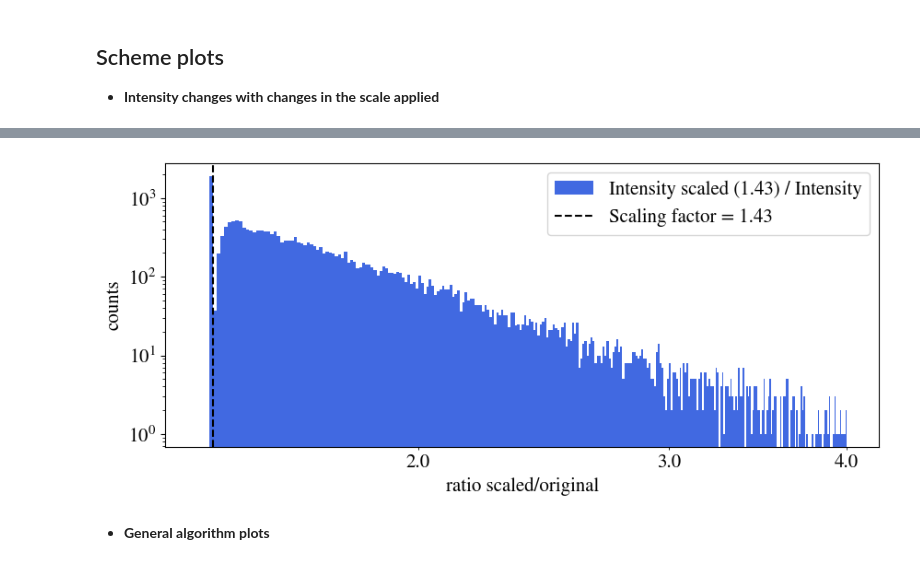
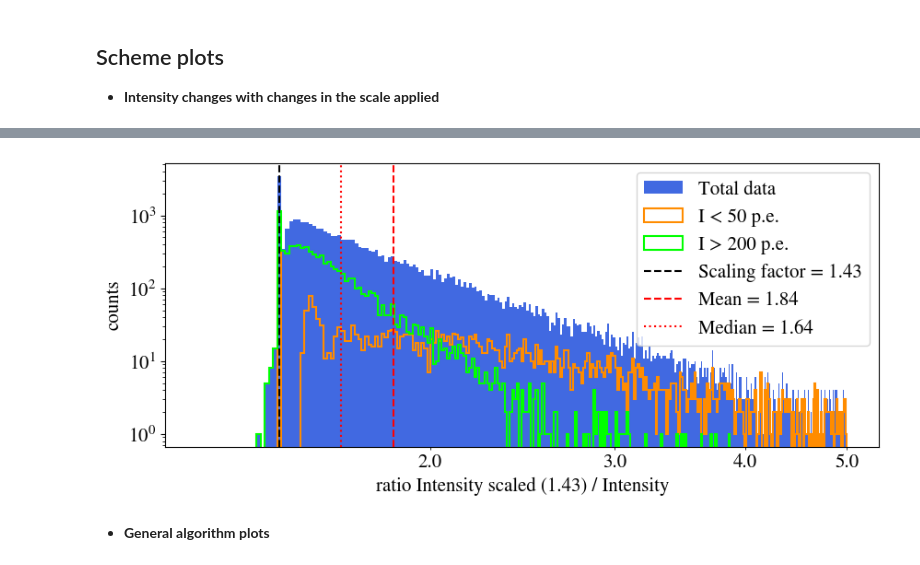
Before and after one commit to juanjq/cosmic_ray_data_correction, a Jupyter notebook: dl2_production/testing_dl1ab_changes.ipynb, the cells around one changed output, grey strips where cells are left out. Cells and saved outputs as stored; diff of their text form; code cells hidden in the pictures.

```diff
--- a/dl2_production/testing_dl1ab_changes.ipynb
+++ b/dl2_production/testing_dl1ab_changes.ipynb
@@ -372,21 +413,44 @@ Light Yield = 0.992
+# %%
+mask_int1 = dl1b_df_total1["intensity"] < 50
+mask_int2 = dl1b_df_total1["intensity"] > 200
+# %%
+tab11 = dl1b_df_total1.copy()[mask_int1]
+tab12 = dl1b_df_total2.copy()[mask_int1]
+tab21 = dl1b_df_total1.copy()[mask_int2]
+tab22 = dl1b_df_total2.copy()[mask_int2]
 # %%
+bs = np.linspace(1.2, 5, 300)
+
 fig, ax = plt.subplots(figsize=(10,4))
 
-ax.hist(dl1b_df_sub2["intensity"] / dl1b_df_sub1["intensity"], bins=np.linspace(1.4, 4, 300), color="royalblue",
-        label="Intensity scaled (1.43) / Intensity")
+ax.hist(dl1b_df_total2["intensity"] / dl1b_df_total1["intensity"], bins=bs, color="royalblue",
+        label="Total data")
+
+ax.hist(tab12["intensity"] / tab11["intensity"], bins=bs, color="darkorange", histtype="step", lw=1.5,
+        label="I < 50 p.e.")
+ax.hist(tab22["intensity"] / tab21["intensity"], bins=bs, color="lime", histtype="step", lw=1.5,
+        label="I > 200 p.e.")
+
 ax.axvline(1/ly1, color="k", ls="--", label=f"Scaling factor = {1/ly1:.2f}")
+# ax.axvline(1/ly2, color="k", ls="--", label=f"Scaling factor = {1/ly2:.2f}")
+# ax.axvline(final_scaling, color="k", ls="--", label=f"Scaling factor = {final_scaling:.2f}")
+m = np.nanmean(dl1b_df_total2["intensity"] / dl1b_df_total1["intensity"])
+ax.axvline(m, color="r", ls="--", label=f"Mean = {m:.2f}")
+m = np.nanmedian(dl1b_df_total2["intensity"] / dl1b_df_total1["intensity"])
+ax.axvline(m, color="r", ls=":", label=f"Median = {m:.2f}")
+
 ax.set_yscale("log")
 ax.set_xscale("log")
 ax.legend()
-ax.set_xlabel("ratio scaled/original")
+ax.set_xlabel("ratio Intensity scaled (1.43) / Intensity")
 ax.set_ylabel("counts")
 import matplotlib.ticker as mticker
 ax.xaxis.set_minor_formatter(mticker.ScalarFormatter())
 
-# plt.savefig(f"plots/total.png", dpi=300, bbox_inches="tight")
+# plt.savefig(f"plots/total1.png", dpi=300, bbox_inches="tight")
 plt.show()
 # %% [output]
-[figure, old version]
+[figure, new version]
 # %% [markdown]
 * **General algorithm plots**
 # %%
```
Also changed, not shown: parts of 6 cells of this notebook, 1 other file.
